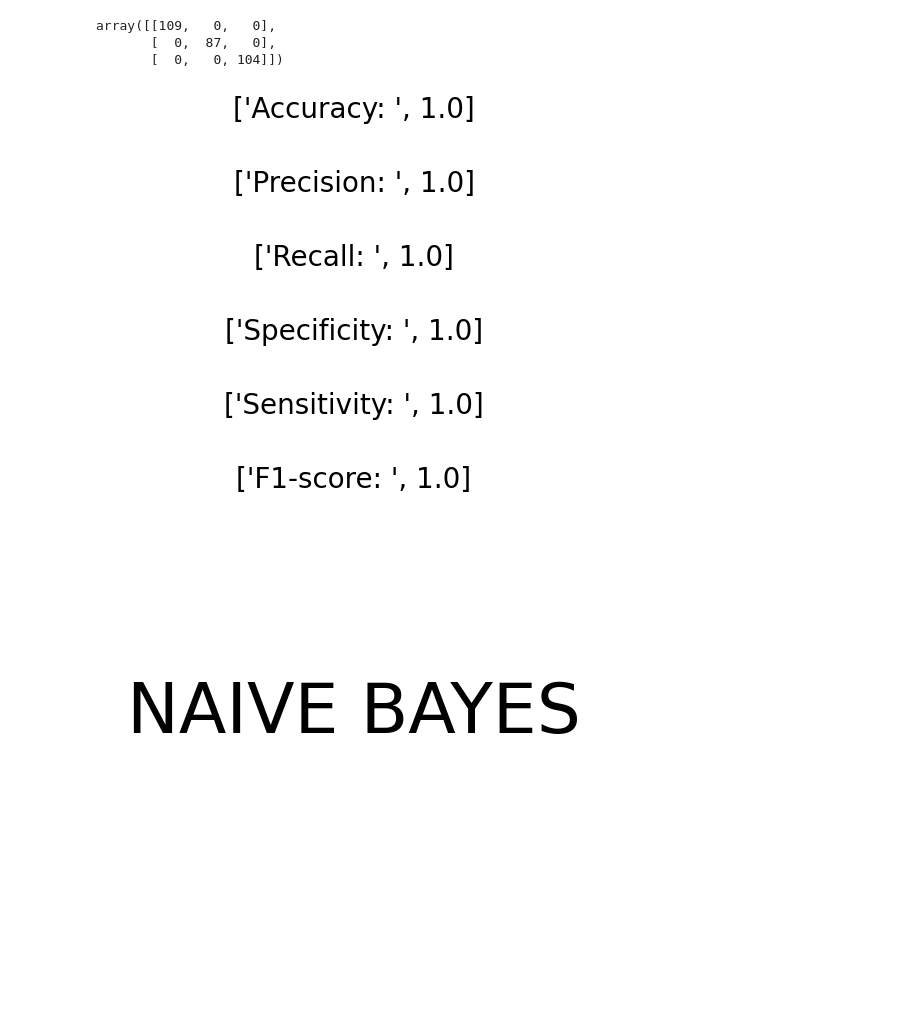
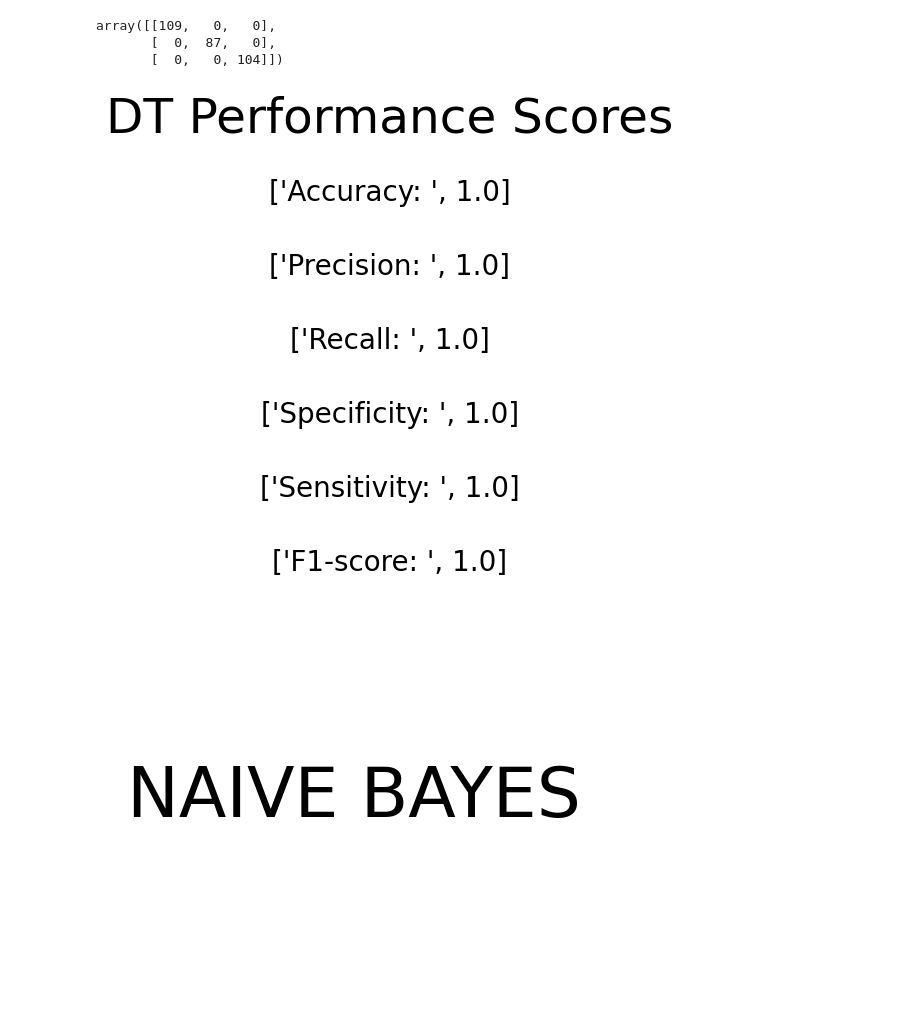
Before and after one commit to MG-Rusiana/Final_Project_Machine_Learning, a Jupyter notebook: final-project-machine-learning.ipynb, the cells around one changed output. Cells and saved outputs as stored; diff of their text form; code cells hidden in the pictures; blank space fills up the shorter version.

```diff
--- a/final-project-machine-learning.ipynb
+++ b/final-project-machine-learning.ipynb
@@ -151,34 +151,35 @@ dt_precision_class2 = dt_tp2 / (dt_tp2 + dt_fp2)
 dt_precision_class3 = dt_tp3 / (dt_tp3 + dt_fp3)
 dt_precision_average = (dt_precision_class1 + dt_precision_class2 + dt_precision_class3) / 3
 
 dt_recall_class1 = dt_tp1 / (dt_tp1 + dt_fn1)
 dt_recall_class2 = dt_tp2 / (dt_tp2 + dt_fn2)
 dt_recall_class3 = dt_tp3 / (dt_tp3 + dt_fn3)
 dt_recall_average = (dt_recall_class1 + dt_recall_class2 + dt_recall_class3) / 3
 
 dt_specificity_class1 = dt_tn1 / ( dt_fp1 + dt_tn1 )
 dt_specificity_class2 = dt_tn2 / ( dt_fp2 + dt_tn2 )
 dt_specificity_class3 = dt_tn3 / ( dt_fp3 + dt_tn3 )
 dt_specificity_average = (dt_specificity_class1 + dt_specificity_class2 + dt_specificity_class3) / 3
 
 dt_sensitivity_class1 = dt_tp1 / (dt_tp1 + dt_fn1)
 dt_sensitivity_class2 = dt_tp2 / (dt_tp2 + dt_fn2)
 dt_sensitivity_class3 = dt_tp3 / (dt_tp3 + dt_fn3)
 dt_sensitivity_average = (dt_sensitivity_class1 + dt_sensitivity_class2 + dt_sensitivity_class3) / 3
 
 dt_f1 = 2 * (dt_precision_average * dt_recall_average) / (dt_precision_average + dt_recall_average)
 
 plt.figure()
+plt.text(0.5, 1.2, "DT Performance Scores", fontsize=35, ha='center', va='center')
 plt.text(0.5, 1, ["Accuracy: ", dt_accuracy], fontsize=20, ha='center', va='center')
 plt.text(0.5, 0.8, ["Precision: ", dt_precision_average], fontsize=20, ha='center', va='center')
 plt.text(0.5, 0.6, ["Recall: ", dt_recall_average], fontsize=20, ha='center', va='center')
 plt.text(0.5, 0.4, ["Specificity: ", dt_specificity_average], fontsize=20, ha='center', va='center')
 plt.text(0.5, 0.2, ["Sensitivity: ", dt_sensitivity_average], fontsize=20, ha='center', va='center')
 plt.text(0.5, 0, ["F1-score: ", dt_f1], fontsize=20, ha='center', va='center')
 plt.axis('off')
 plt.show()
 # %% [output]
-[figure, old version]
+[figure, new version]
 # %%
 #==============================================================NAIVE BAYES=======================================================================
 plt.figure()
```
Also changed, not shown: parts of 30 cells of this notebook.
